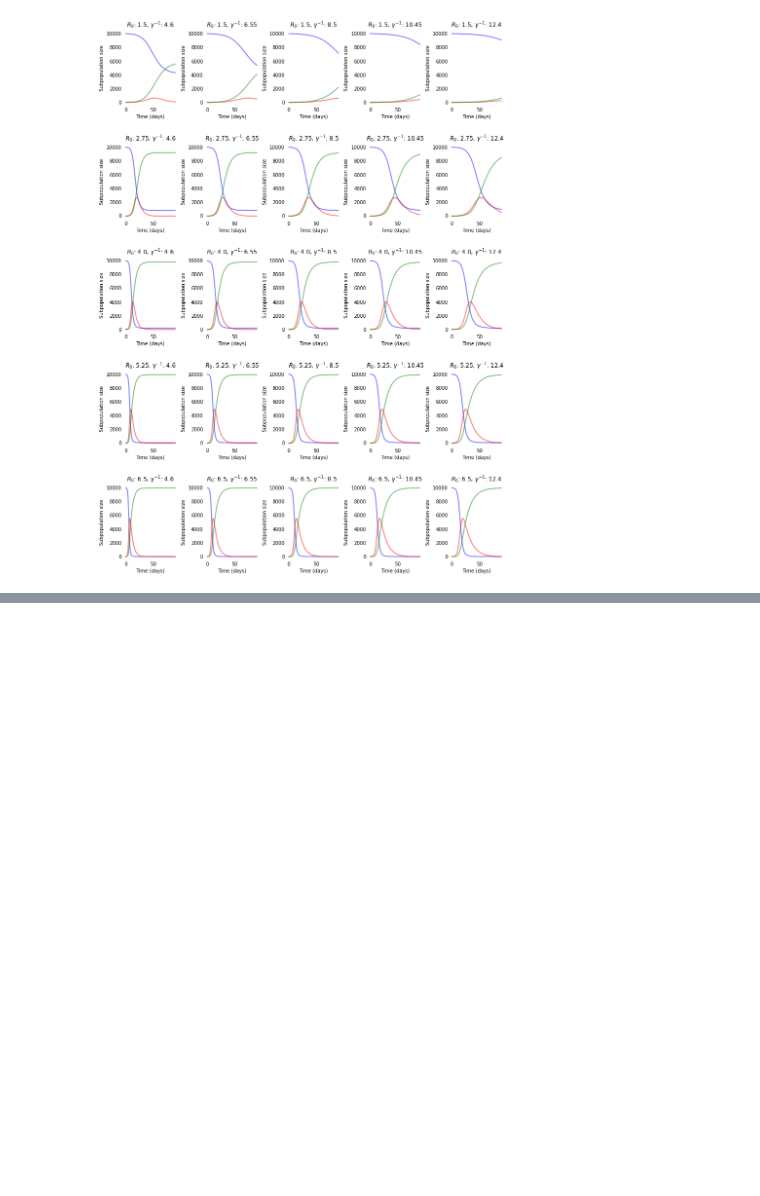
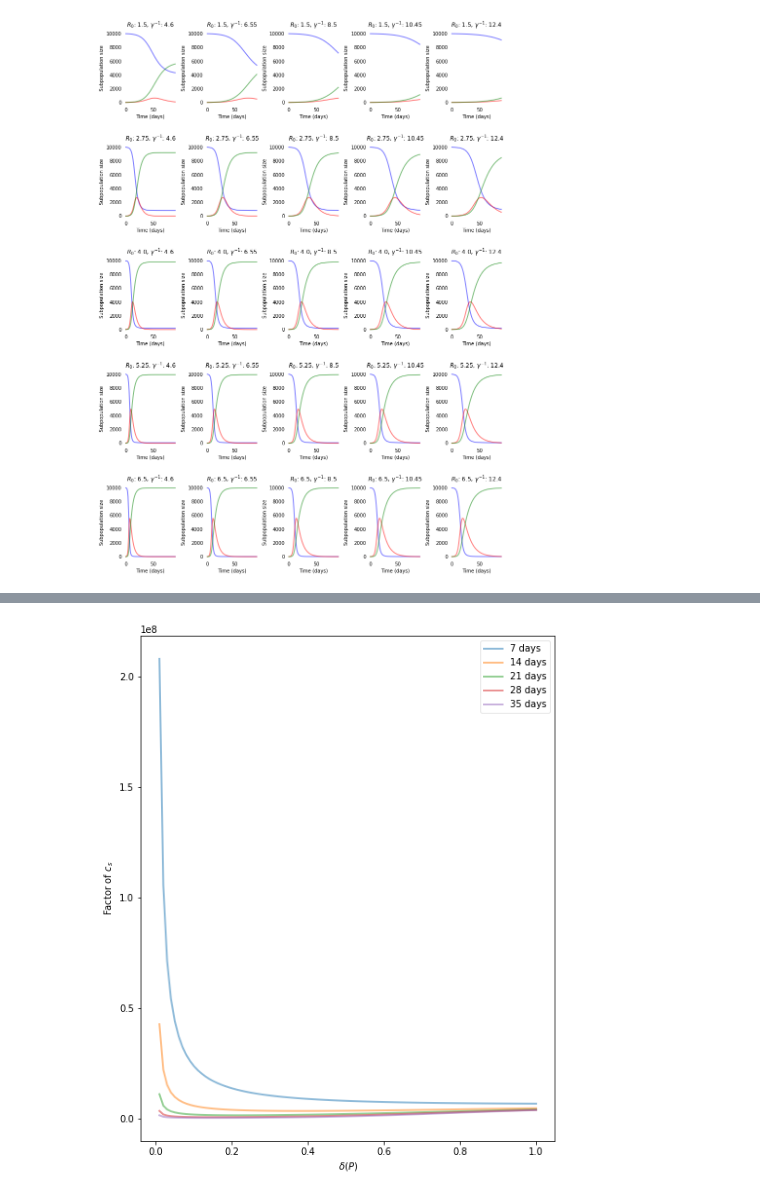
Before and after one commit to chrisvoncsefalvay/differential-social-distancing-game, a Jupyter notebook: notebooks/SIR models with strategies.ipynb, the cells around one changed output, grey strips where cells are left out. Cells and saved outputs as stored; diff of their text form; code cells hidden in the pictures; blank space fills up the shorter version.

```diff
--- a/notebooks/SIR models with strategies.ipynb
+++ b/notebooks/SIR models with strategies.ipynb
@@ -154,0 +220,22 @@ plot_contours_for_days()
+# %%
+def plot_cost_ratio_for_days(days = [7, 14, 21, 28, 35], save=True):
+    delta_space = np.linspace(0, 1, 100)
+
+    fig = plt.figure(figsize = (8, 10))
+
+    for idx, val in enumerate(days):
+        cs_over_cd = (1e4 ** 2)/(delta_space * 2.67 * 1.0/8.5 * get_I_t(delta_space, days=val))
+        plt.plot(delta_space, cs_over_cd, alpha=0.5, lw=2, label=f"{val} days")
+
+
+    legend = plt.legend()
+    legend.get_frame().set_alpha(0.5)
+    plt.ylabel(r"Factor of $c_s$")
+    plt.xlabel(r"$\delta(P)$")
+
+    if save:
+        plt.savefig("../paper/figures/fig4-cs_cd")
+# %%
+plot_cost_ratio_for_days()
+# %% [output]
+[figure, added]
```
Also changed, not shown: parts of 11 cells of this notebook, 6 other files.
